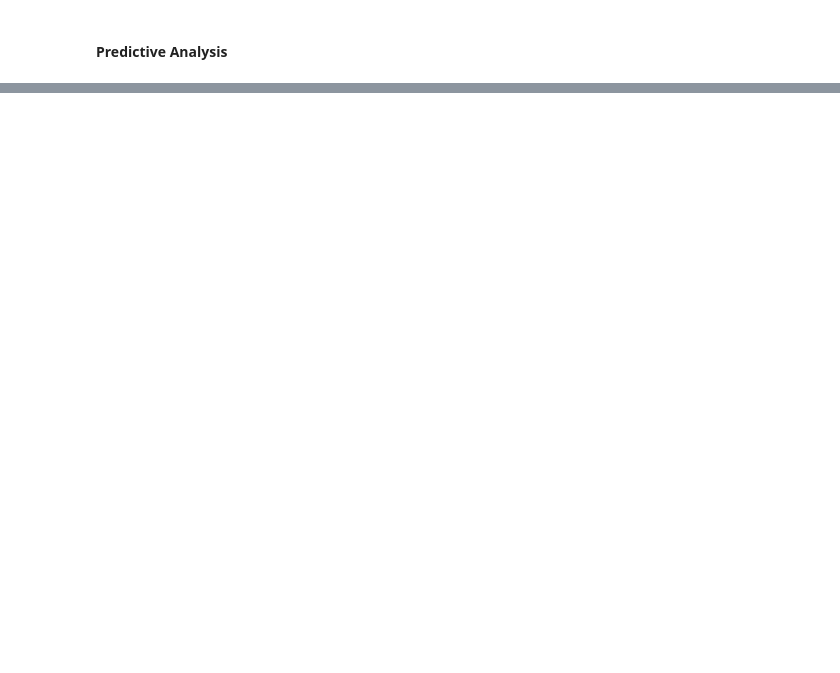
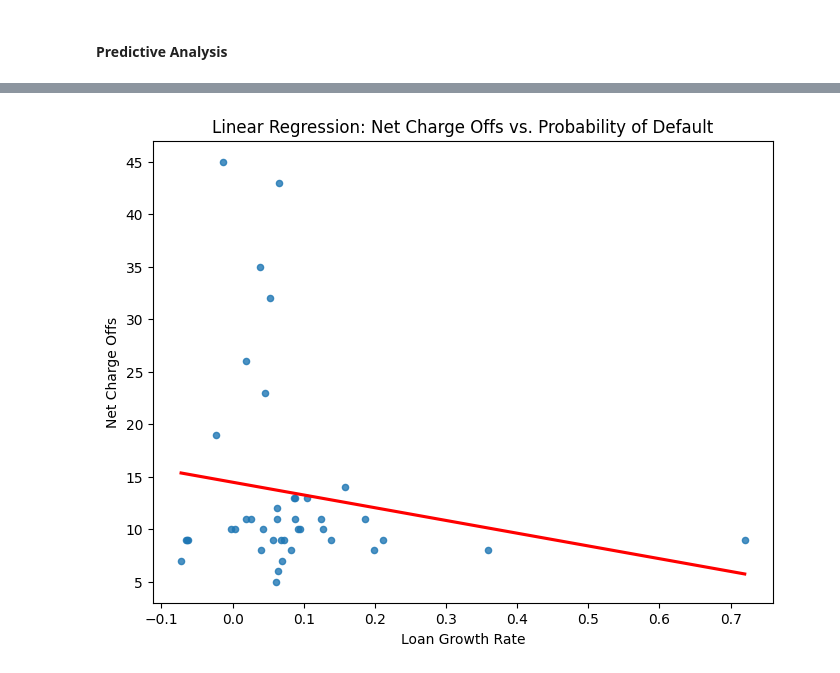
Before and after one commit to chelsbrammer/loan-losses-analysis, a Jupyter notebook: loan_analysis.ipynb, the cells around one changed output, grey strips where cells are left out. Saved outputs shown, nothing was run; the diff lists cells and outputs as text; code cells hidden in the pictures; blank space fills up the shorter version.

```diff
--- a/loan_analysis.ipynb
+++ b/loan_analysis.ipynb
@@ -283,0 +327,22 @@ array=[ 0.0004  0.0008  0.     -0.0004  0.0004  0.0028  0.0001 -0.0001  0.0012
+# %%
+X_loangrowth = numeric_df[['Loan Growth Rate']]
+y_chargeoffs = numeric_df['Net Charge Offs']  # Target variable
+
+from sklearn import preprocessing
+
+# Convert y values to categorical values
+lab_loangrowth = preprocessing.LabelEncoder()
+y_loangrowth_transformed = lab.fit_transform(y_chargeoffs)
+
+from sklearn.linear_model import LogisticRegression
+
+X_trained, X_tested, y_trained, y_tested = train_test_split(X_loangrowth, y_loangrowth_transformed, test_size=0.2, random_state=42)
+
+model = LogisticRegression()
+model.fit(X_trained, y_trained)
+
+y_predicted = model.predict(X_tested)
+
+print(f'Accuracy: {accuracy_score(y_tested, y_predicted):.2f}')
+print(classification_report(y_tested, y_predicted))
+print(confusion_matrix(y_tested, y_predicted))
@@ -283,0 +367,17 @@ array=[ 0.0004  0.0008  0.     -0.0004  0.0004  0.0028  0.0001 -0.0001  0.0012
+# %%
+import seaborn as sns
+import matplotlib.pyplot as plt
+
+# Create a scatter plot with regression line
+plt.figure(figsize=(8, 6))
+sns.regplot(x=X_tested, y=y_tested, ci=None, scatter_kws={'s': 20}, line_kws={'color': 'red'})
+
+# Set plot labels and title
+plt.xlabel("Loan Growth Rate")
+plt.ylabel("Net Charge Offs")
+plt.title("Linear Regression: Net Charge Offs vs. Probability of Default")
+
+# Show the plot
+plt.show()
+# %% [output]
+[figure, added]
```
Also changed, not shown: parts of 9 cells of this notebook.
